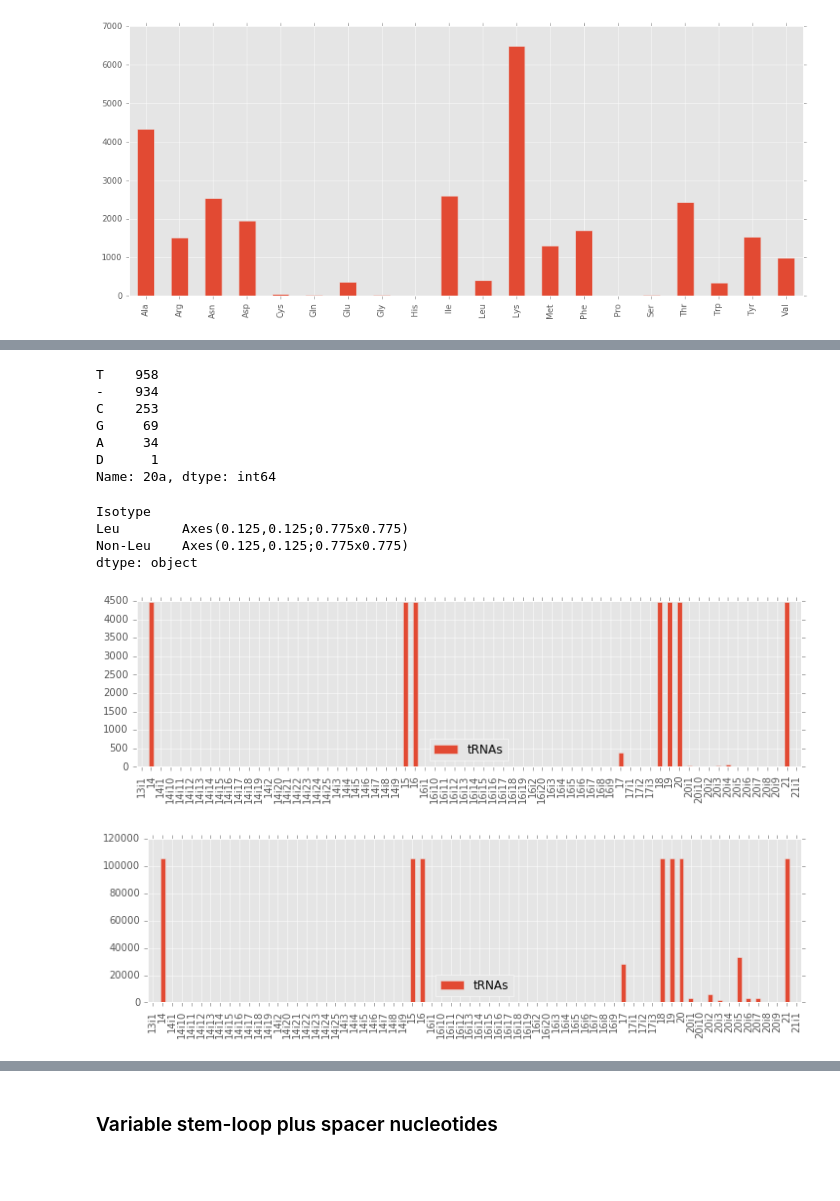
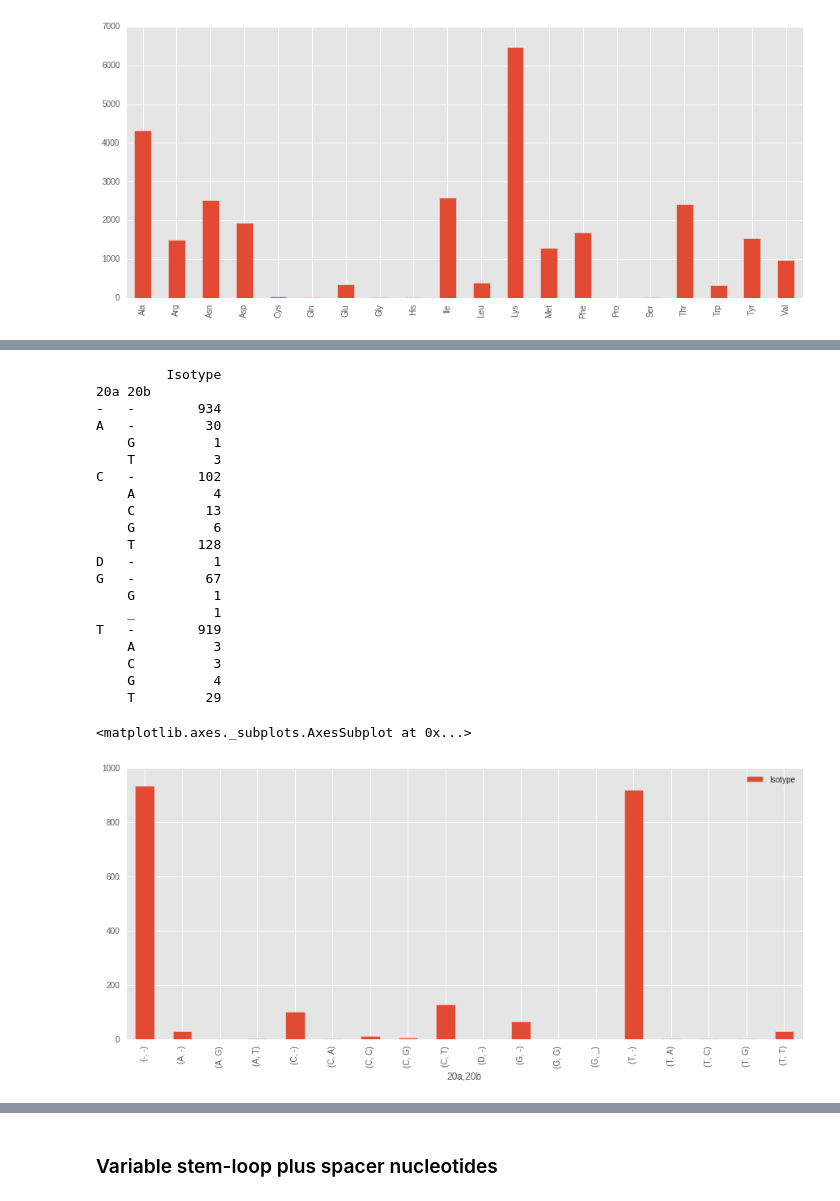
Before and after one commit to bylin/euk-features, a Jupyter notebook: notebooks/euk-tRNAs.ipynb, the cells around one changed output, grey strips where cells are left out. Cells and saved outputs as stored; diff of their text form; code cells hidden in the pictures; blank space fills up the shorter version.

```diff
--- a/notebooks/euk-tRNAs.ipynb
+++ b/notebooks/euk-tRNAs.ipynb
@@ -296,11 +308,28 @@ Also based on Sprinzl alignments, no tRNAs have both 20a and 20b. Let's take a l
 # %%
 sprinzl_20ab = pd.read_table('sprinzl-20ab.txt', header=None, names=['20a', '20b', 'Isotype'])
-sprinzl_20ab['20a'].value_counts()
+sprinzl_20ab = sprinzl_20ab.groupby(["20a", "20b"]).aggregate(len)
+print(sprinzl_20ab)
+sprinzl_20ab.plot(kind="bar")
 # %% [output]
-T    958
--    934
-C    253
-G     69
-A     34
-D      1
-Name: 20a, dtype: int64
+         Isotype
+20a 20b
+-   -        934
+A   -         30
+    G          1
+    T          3
+C   -        102
+    A          4
+    C         13
+    G          6
+    T        128
+D   -          1
+G   -         67
+    G          1
+    _          1
+T   -        919
+    A          3
+    C          3
+    G          4
+    T         29
+<matplotlib.axes._subplots.AxesSubplot at 0x...>
+[figure, added]
@@ -309,17 +335,0 @@ mpl.rcParams['figure.figsize'] = (12, 3)
-# %%
-df = pd.melt(identities[dloop_cols + ['seqname', 'isotype']], id_vars=['seqname', 'isotype'])
-df = df[(df.value != ".") & (df.value != "-")]
-counts = pd.Series(Counter([x for x in df[(df.isotype == "Leu")].variable]), index=dloop_cols)
-counts = pd.DataFrame({"Position": counts.index, 'tRNAs': counts, 'Isotype': "Leu"})
-counts2 = pd.Series(Counter([x for x in df[(df.isotype != "Leu")].variable]), index=dloop_cols)
-
-counts = counts.append(pd.DataFrame({"Position": counts2.index, 'tRNAs': counts2, 'Isotype': "Non-Leu"}))
-counts.fillna(0)
-counts.groupby('Isotype').plot(kind='bar')
-# %% [output]
-Isotype
-Leu        Axes(0.125,0.125;0.775x0.775)
-Non-Leu    Axes(0.125,0.125;0.775x0.775)
-dtype: object
-[figure, removed]
-[figure, removed]
```
Also changed, not shown: parts of 26 cells of this notebook.
